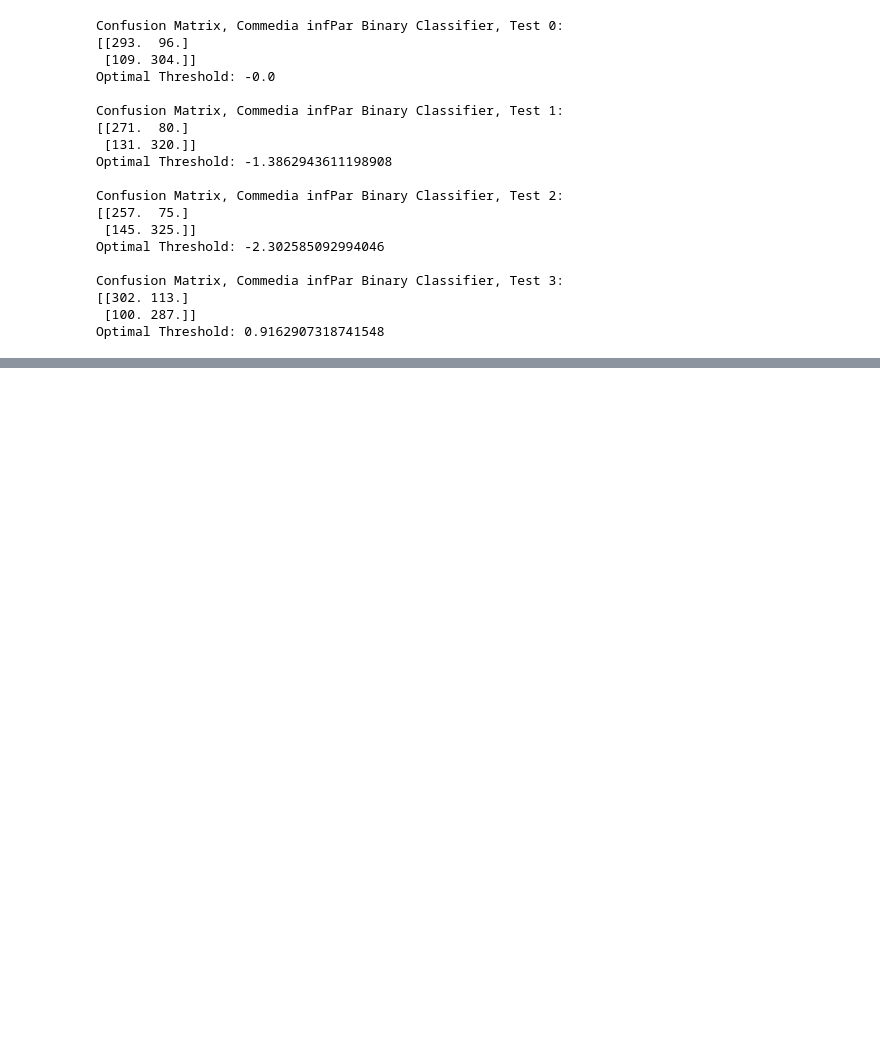
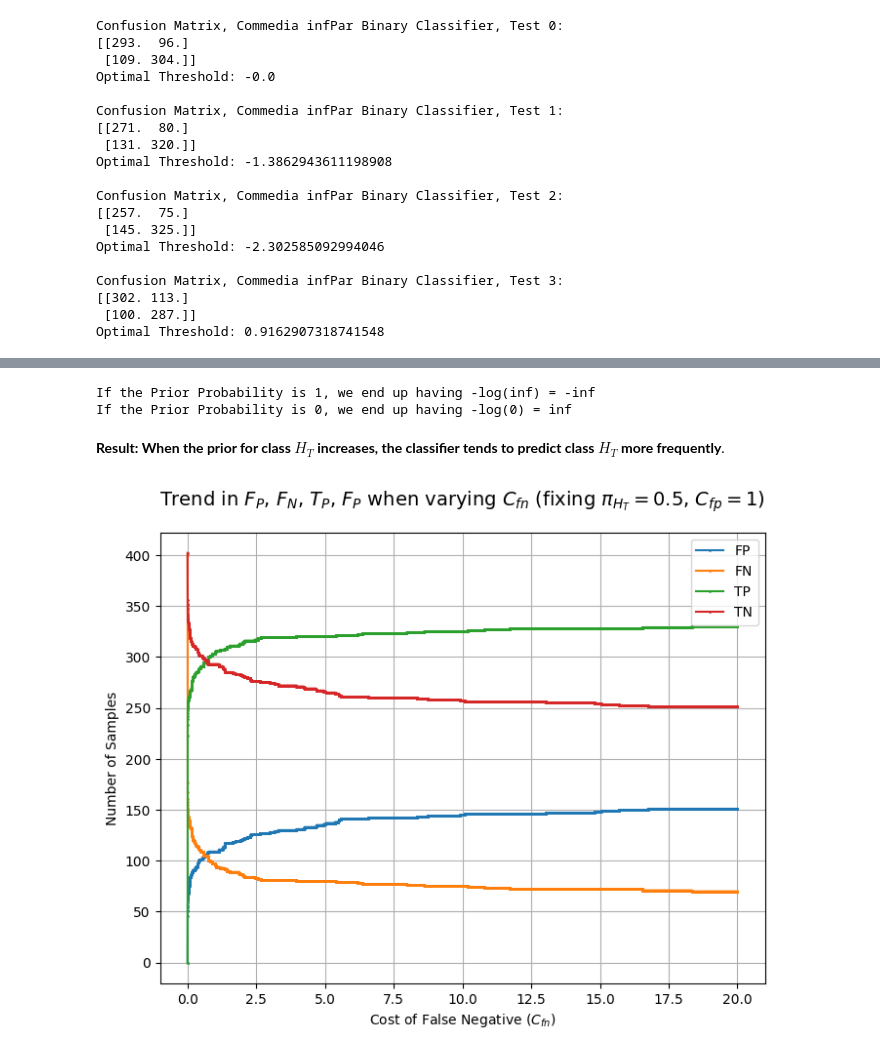
Before and after one commit to RiccardoRevalor/MachineLearningPatternRecognition, a Jupyter notebook: lab8_BayesDecisionModel_Evaluation/decisionModels_Eval.ipynb, the cells around one changed output, grey strips where cells are left out. Saved outputs shown, nothing was run; the diff lists cells and outputs as text; code cells hidden in the pictures; blank space fills up the shorter version.

```diff
--- a/lab8_BayesDecisionModel_Evaluation/decisionModels_Eval.ipynb
+++ b/lab8_BayesDecisionModel_Evaluation/decisionModels_Eval.ipynb
@@ -544,0 +587,42 @@ Optimal Threshold: 0.9162907318741548
+# %%
+print(f"If the Prior Probability is 1, we end up having -log(inf) = {-np.log(np.inf)}")
+print(f"If the Prior Probability is 0, we end up having -log(0) = {-np.log(0)}")
+# %% [output]
+If the Prior Probability is 1, we end up having -log(inf) = -inf
+If the Prior Probability is 0, we end up having -log(0) = inf
+# %% [markdown]
+**Result: When the prior for class $H_T$ increases, the classifier tends to predict class $H_T$ more frequently**.
+# %%
+#Chart for the relationship between FP, FN and Cfn error
+
+CfnSpace = np.linspace(0, 20, 20000)
+
+n_FP = []
+n_FN = []
+n_TP = []
+n_TN = []
+
+for i, Cfn_ in enumerate(CfnSpace):
+    confM, _ = optimalBayesDecisionClassifier(llr_infPar, labels_infPar, 0.5, Cfn_, 1)
+    #extract FP and FN from the confusion matrix
+    n_FP.append(confM[1, 0]) #FP
+    n_FN.append(confM[0, 1]) #FN
+    n_TP.append(confM[1, 1]) #TP
+    n_TN.append(confM[0, 0]) #TN
+
+
+# Plot the results
+#make two series one for FP and one for FN
+plt.figure(figsize=(8, 6))
+plt.plot(CfnSpace, n_FP, marker='o', linestyle='-', markersize=1, label='FP')
+plt.plot(CfnSpace, n_FN, marker='o', linestyle='-', markersize=1, label='FN')
+plt.plot(CfnSpace, n_TP, marker='o', linestyle='-', markersize=1, label='TP')
+plt.plot(CfnSpace, n_TN, marker='o', linestyle='-', markersize=1, label='TN')
+plt.title("Trend in $F_P$, $F_N$, $T_P$, $F_P$ when varying $C_{fn}$ (fixing $\pi_{H_T} = 0.5$, $C_{fp} = 1$)", pad=20, fontsize=14)
+plt.xlabel("Cost of False Negative ($C_{fn}$)")
+plt.ylabel("Number of Samples")
+plt.legend()
+plt.grid(True)
+plt.show()
+# %% [output]
+[figure, added]
```
Also changed, not shown: parts of 6 cells of this notebook.
